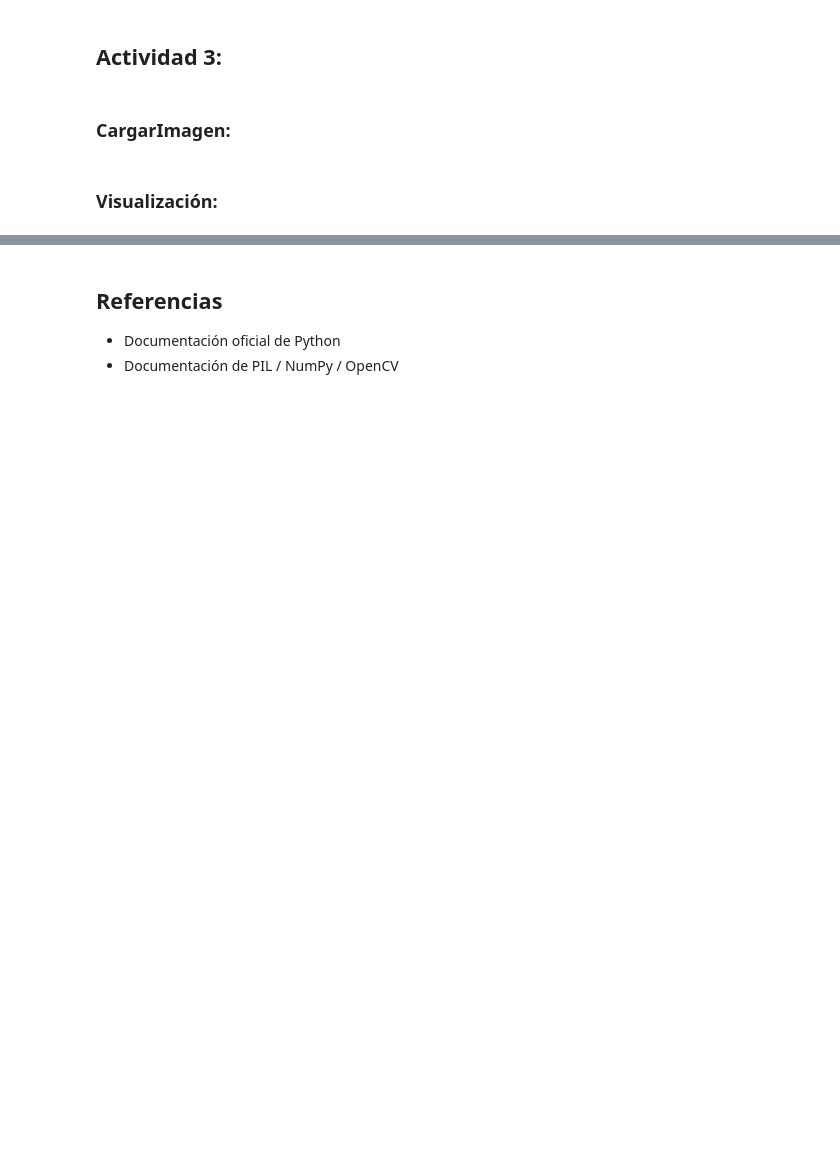
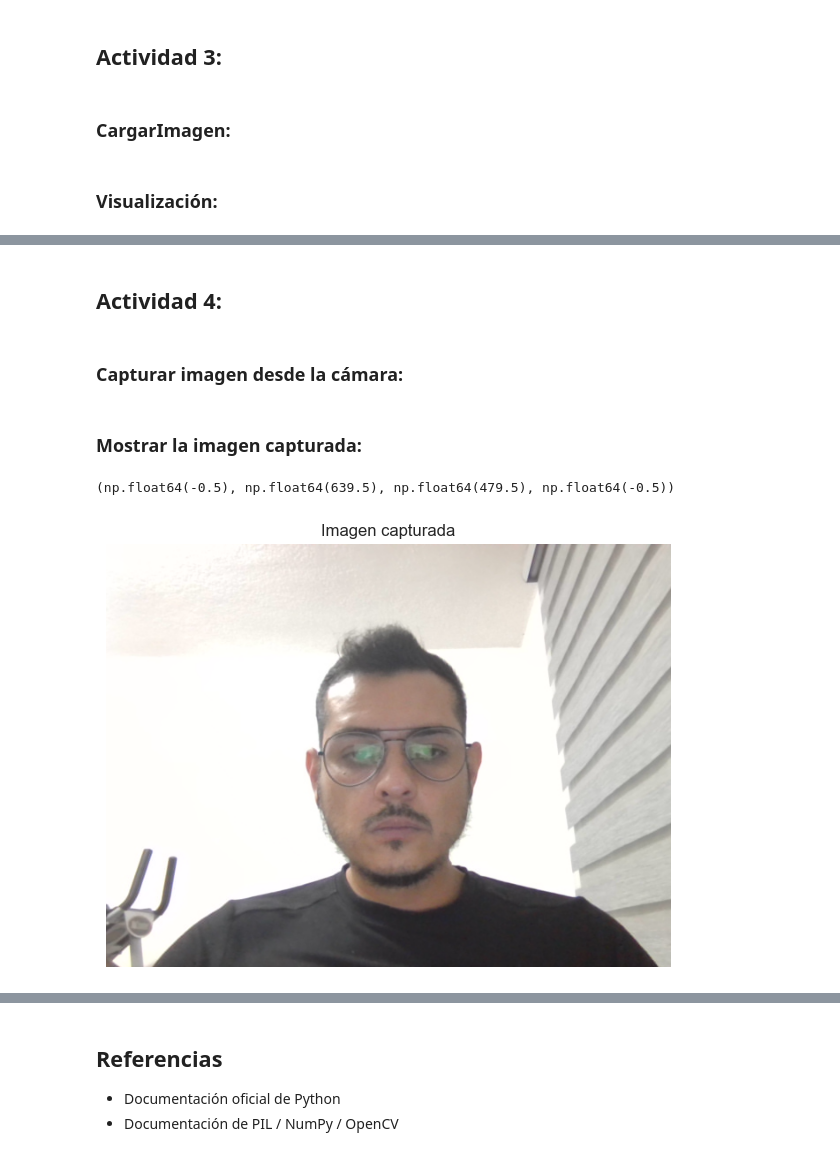
Before and after one commit to chalisin/Procesamiento-de-Imagen-y-Senales-MIA-B-Grupo-7, a Jupyter notebook: tarea-semana-1.ipynb, the cells around one changed output, grey strips where cells are left out. Cells and saved outputs as stored; diff of their text form; code cells hidden in the pictures; blank space fills up the shorter version.

```diff
--- a/tarea-semana-1.ipynb
+++ b/tarea-semana-1.ipynb
@@ -280,0 +281,4 @@ plt.show()
+# %% [markdown]
+## Actividad 4:
+# %% [markdown]
+### Capturar imagen desde la cámara:
@@ -280,0 +352,9 @@ plt.show()
+# %% [markdown]
+### Mostrar la imagen capturada:
+# %%
+plt.imshow(cv2.cvtColor(img, cv2.COLOR_BGR2RGB))
+plt.title("Imagen capturada")
+plt.axis("off")
+# %% [output]
+(np.float64(-0.5), np.float64(639.5), np.float64(479.5), np.float64(-0.5))
+[figure, added]
```
Also changed, not shown: parts of 8 cells of this notebook.
